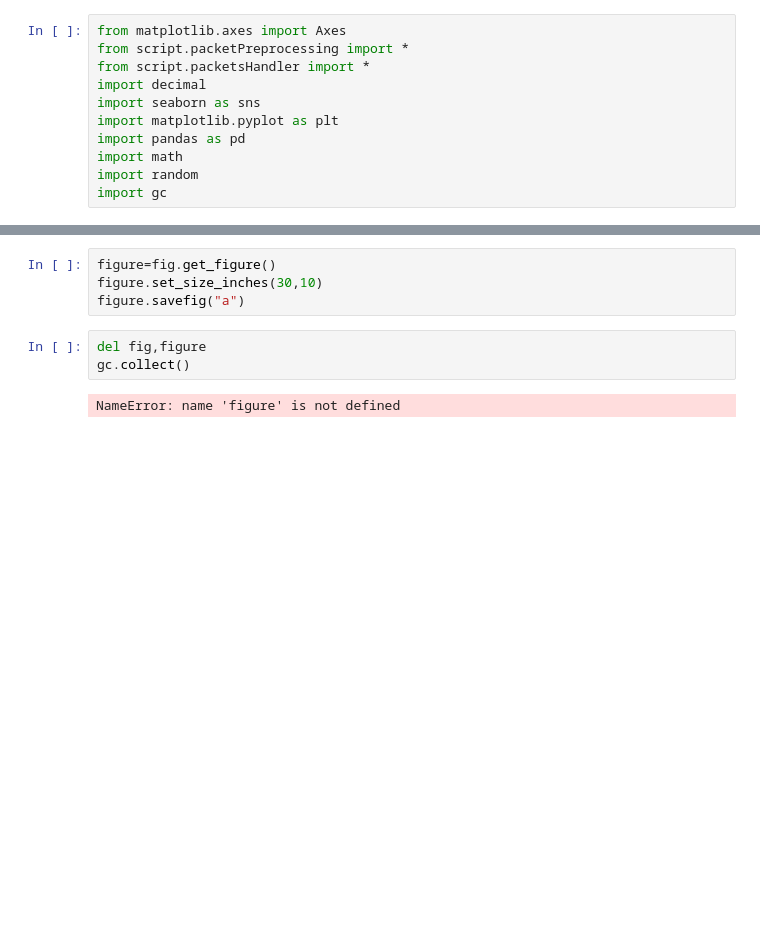
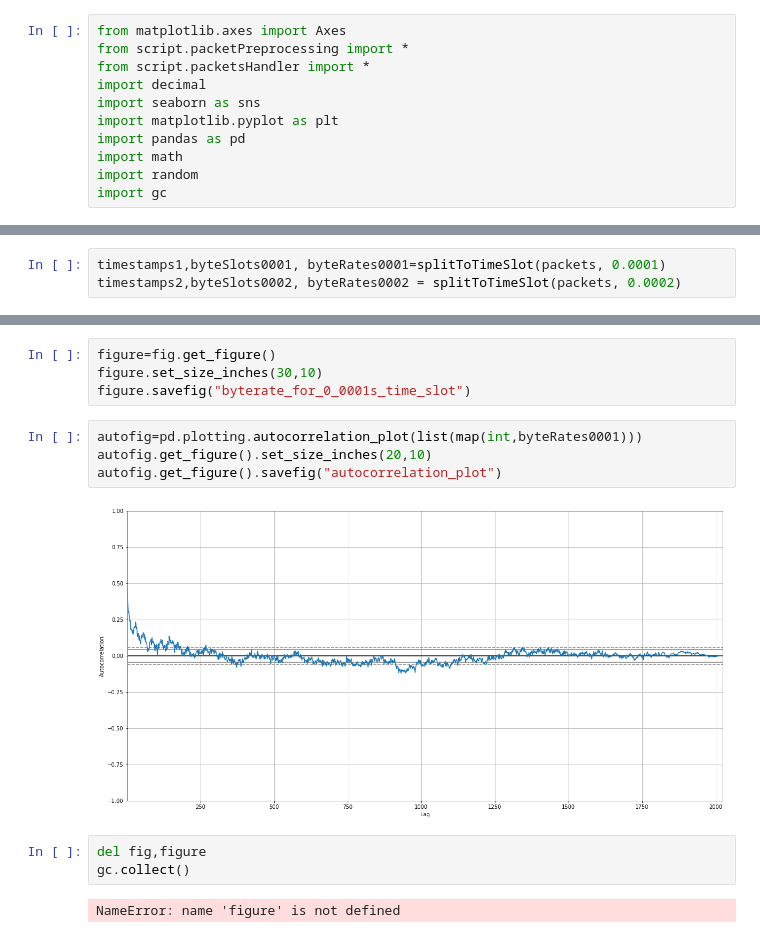
Before and after one commit to zijun726911/Traffic-Simulation, a Jupyter notebook: script/main.ipynb, the cells around one changed output, grey strips where cells are left out. Saved outputs shown, nothing was run; the diff lists cells and outputs as text; blank space fills up the shorter version.

Commit message:
plot byterate graph and autocorrelation graph for different lag

```diff
--- a/script/main.ipynb
+++ b/script/main.ipynb
@@ -18,0 +17,3 @@ byteSlots0002, byteRates0002 = splitToTimeSlot(packets, 0.0002)
+# %%
+timestamps1,byteSlots0001, byteRates0001=splitToTimeSlot(packets, 0.0001)
+timestamps2,byteSlots0002, byteRates0002 = splitToTimeSlot(packets, 0.0002)
@@ -63,7 +90,13 @@ fig.set_xticklabels(np.arange(0,len(data),100))
 # %%
 figure=fig.get_figure()
 figure.set_size_inches(30,10)
-figure.savefig("a")
+figure.savefig("byterate_for_0_0001s_time_slot")
+# %%
+autofig=pd.plotting.autocorrelation_plot(list(map(int,byteRates0001)))
+autofig.get_figure().set_size_inches(20,10)
+autofig.get_figure().savefig("autocorrelation_plot")
+# %% [output]
+[figure, added]
 # %%
 del fig,figure
 gc.collect()
```
Also changed, not shown: parts of 6 cells of this notebook, 5 other files.
